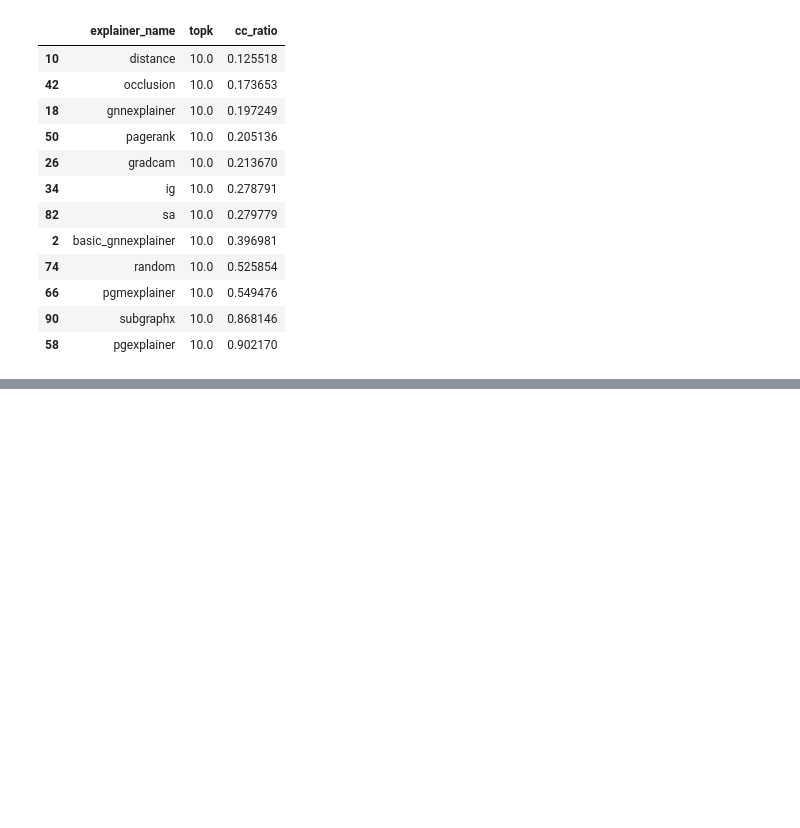
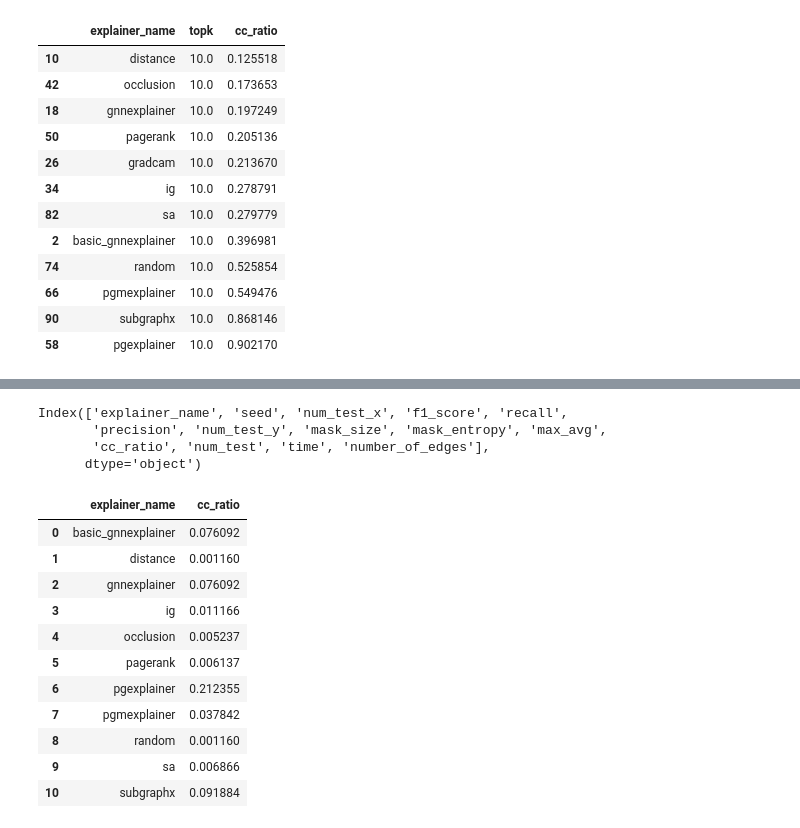
Before and after one commit to GraphFramEx/graphframex, a Jupyter notebook: notebooks/Connectivity.ipynb, the cells around one changed output, grey strips where cells are left out. Drawn from its saved outputs; the diff is of its cells as text; code cells hidden in the pictures; blank space fills up the shorter version.

```diff
--- a/notebooks/Connectivity.ipynb
+++ b/notebooks/Connectivity.ipynb
@@ -103,6 +103,30 @@ jsonpath = f'/cluster/home/kamara/Explain/configs/syn/topk/config_top_edges.json
 ranges = get_param_ranges(jsonpath)
 
 df_top = pd.read_csv(os.path.join(dir, f'nc_syn_top_edges.csv'), index_col = 0)
+# %%
+df_top.columns
+# %% [output]
+Index(['explainer_name', 'seed', 'num_test_x', 'f1_score', 'recall',
+       'precision', 'num_test_y', 'mask_size', 'mask_entropy', 'max_avg',
+       'cc_ratio', 'num_test', 'time', 'number_of_edges'],
+      dtype='object')
+# %%
+agg_top = df_top.groupby(["explainer_name"]).mean().reset_index()#agg(["mean", "median", "var"]).reset_index()
+res_top = agg_top[["explainer_name", "cc_ratio"]]
+res_top
+# %% [output]
+|  | explainer_name | cc_ratio |
+| 0 | basic_gnnexplainer | 0.076092 |
+| 1 | distance | 0.001160 |
+| 2 | gnnexplainer | 0.076092 |
+| 3 | ig | 0.011166 |
+| 4 | occlusion | 0.005237 |
+| 5 | pagerank | 0.006137 |
+| 6 | pgexplainer | 0.212355 |
+| 7 | pgmexplainer | 0.037842 |
+| 8 | random | 0.001160 |
+| 9 | sa | 0.006866 |
+| 10 | subgraphx | 0.091884 |
 # %%
 agg_top = df_top.groupby(["dataset", "explainer_name"]).mean().reset_index()#agg(["mean", "median", "var"]).reset_index()
 res_top = agg_top[["dataset", "explainer_name", "f1_score"]]
```
Also changed, not shown: parts of 5 cells of this notebook, 13 other files.
